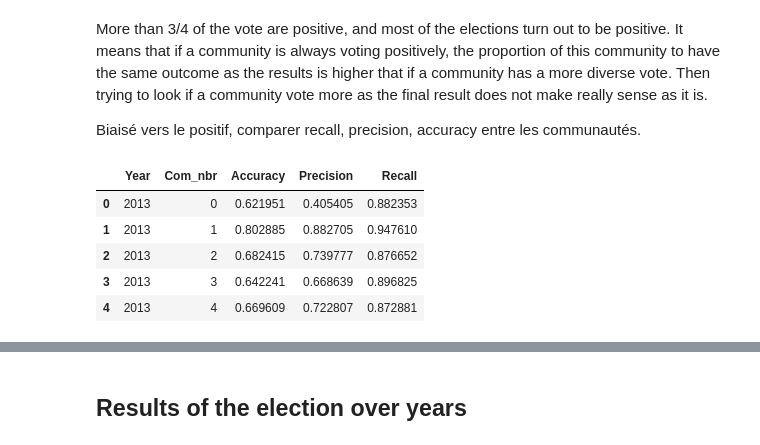
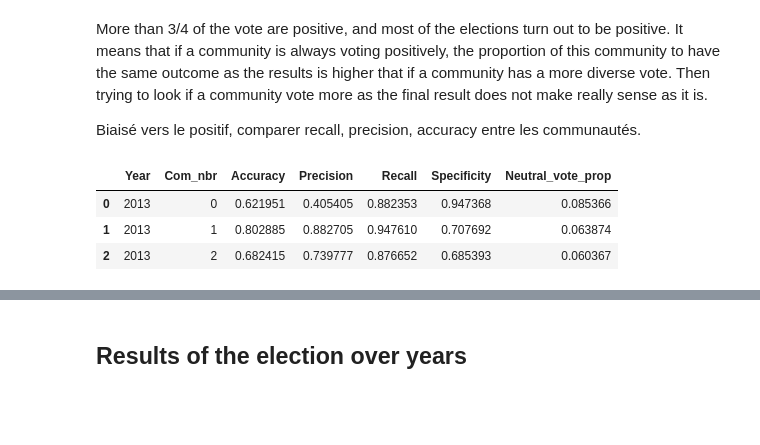
Before and after one commit to epfl-ada/ada-2023-project-abracadabra, a Jupyter notebook: community_analysis.ipynb, the cells around one changed output, grey strips where cells are left out. Drawn from its saved outputs; the diff is of its cells as text; code cells hidden in the pictures; blank space fills up the shorter version.

Commit message:
update with neutral votes proportions

```diff
--- a/community_analysis.ipynb
+++ b/community_analysis.ipynb
@@ -153,19 +153,17 @@ Biaisé vers le positif, comparer recall, precision, accuracy entre les communau
 # %%
 #create the df
 df_recall_accuracy_precision_com = pd.DataFrame(columns=['Year', 'Com_nbr', 'Accuracy', 'Precision', 'Recall'])
 #loop over all years to compute recall, accuracy and preicison per commuity
 for year in dict_com.keys():
     df_com_year = dict_com[str(year)]
     stat_com = compute_df_recall_accuracy_precision(df_ref, df_com_year, year)
     df_recall_accuracy_precision_com = pd.concat([df_recall_accuracy_precision_com, stat_com], ignore_index=True)
-df_recall_accuracy_precision_com.head(5)
+df_recall_accuracy_precision_com.head(3)
 # %% [output]
-|  | Year | Com_nbr | Accuracy | Precision | Recall |
-| 0 | 2013 | 0 | 0.621951 | 0.405405 | 0.882353 |
-| 1 | 2013 | 1 | 0.802885 | 0.882705 | 0.947610 |
-| 2 | 2013 | 2 | 0.682415 | 0.739777 | 0.876652 |
-| 3 | 2013 | 3 | 0.642241 | 0.668639 | 0.896825 |
-| 4 | 2013 | 4 | 0.669609 | 0.722807 | 0.872881 |
+|  | Year | Com_nbr | Accuracy | Precision | Recall | Specificity | Neutral_vote_prop |
+| 0 | 2013 | 0 | 0.621951 | 0.405405 | 0.882353 | 0.947368 | 0.085366 |
+| 1 | 2013 | 1 | 0.802885 | 0.882705 | 0.947610 | 0.707692 | 0.063874 |
+| 2 | 2013 | 2 | 0.682415 | 0.739777 | 0.876652 | 0.685393 | 0.060367 |
 # %%
 plot_recall_accuracy_precision_per_com(df_recall_accuracy_precision_com, [2004, 2005, 2006])
 plot_recall_accuracy_precision_per_com(df_recall_accuracy_precision_com, [2007, 2008, 2009, 2010])
```
Also changed, not shown: parts of 4 cells of this notebook, 1 other file.
